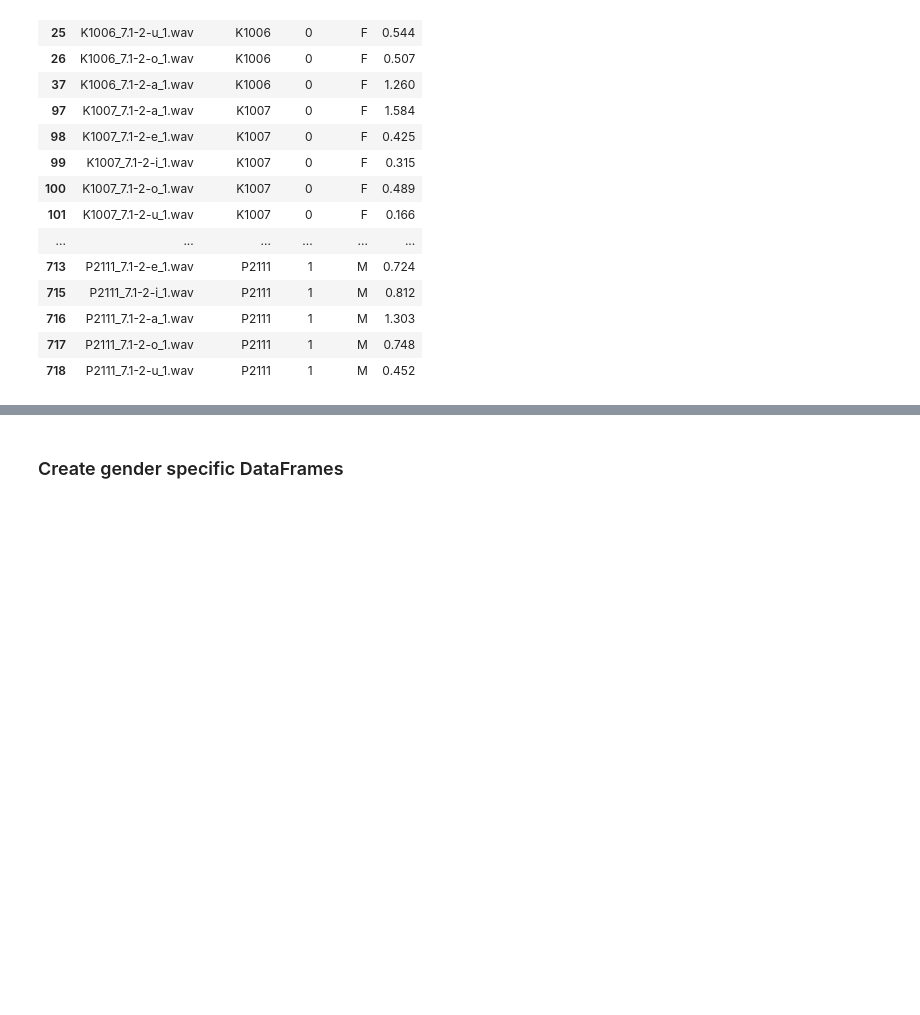
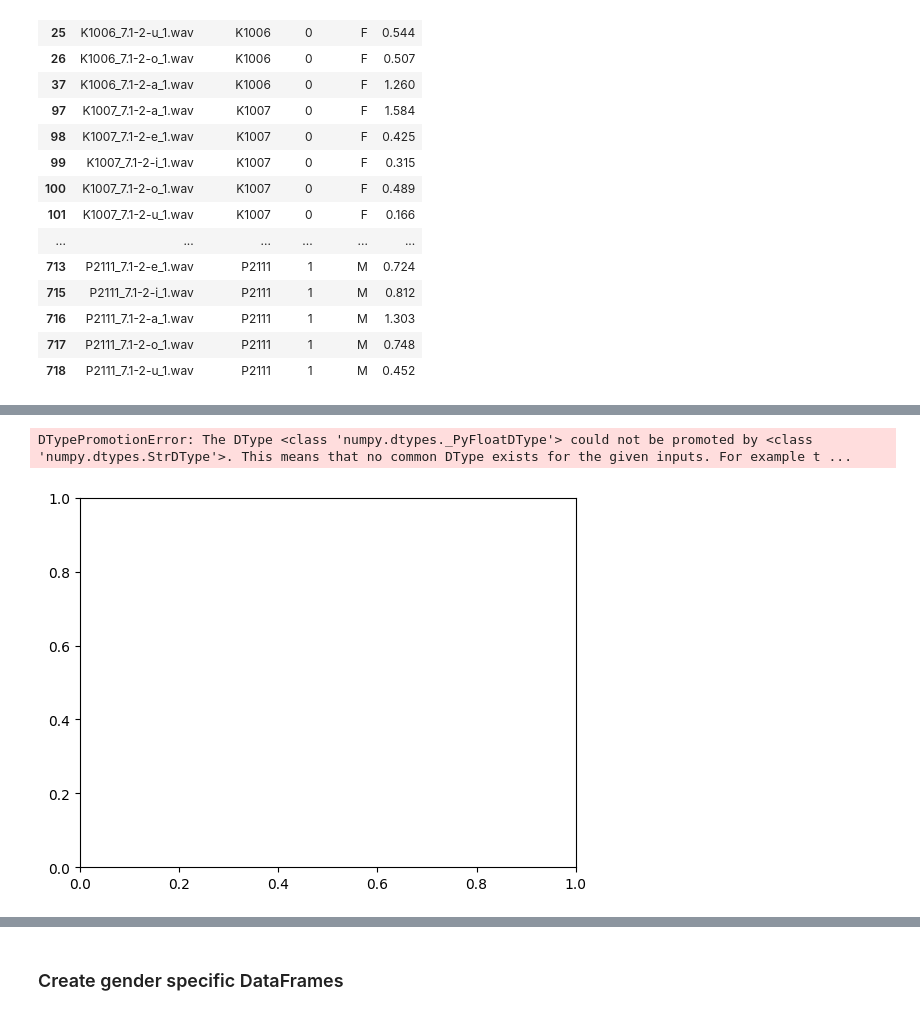
Before and after one commit to RichardLadislav/VuVoPy, a Jupyter notebook: example_scripts/statistic_eval_ntbk.ipynb, the cells around one changed output, grey strips where cells are left out. Saved outputs shown, nothing was run; the diff lists cells and outputs as text; code cells hidden in the pictures; blank space fills up the shorter version.

```diff
--- a/example_scripts/statistic_eval_ntbk.ipynb
+++ b/example_scripts/statistic_eval_ntbk.ipynb
@@ -47,0 +51,2 @@ parcz_features_mpt
+# %%
+parcz_features_Nan = parcz_features.apply(lambda col: col.replace(0, np.nan) if col.name != 'label' else col)
@@ -47,0 +73,6 @@ parcz_features_mpt
+# %%
+plt.figure()
+plt.violinplot(parcz_features_Nan)
+# %% [output]
+DTypePromotionError: The DType <class 'numpy.dtypes._PyFloatDType'> could not be promoted by <class 'numpy.dtypes.StrDType'>. This means that no common DType exists for the given inputs. For example t ...
+[figure, added]
```
Also changed, not shown: parts of 11 cells of this notebook.
